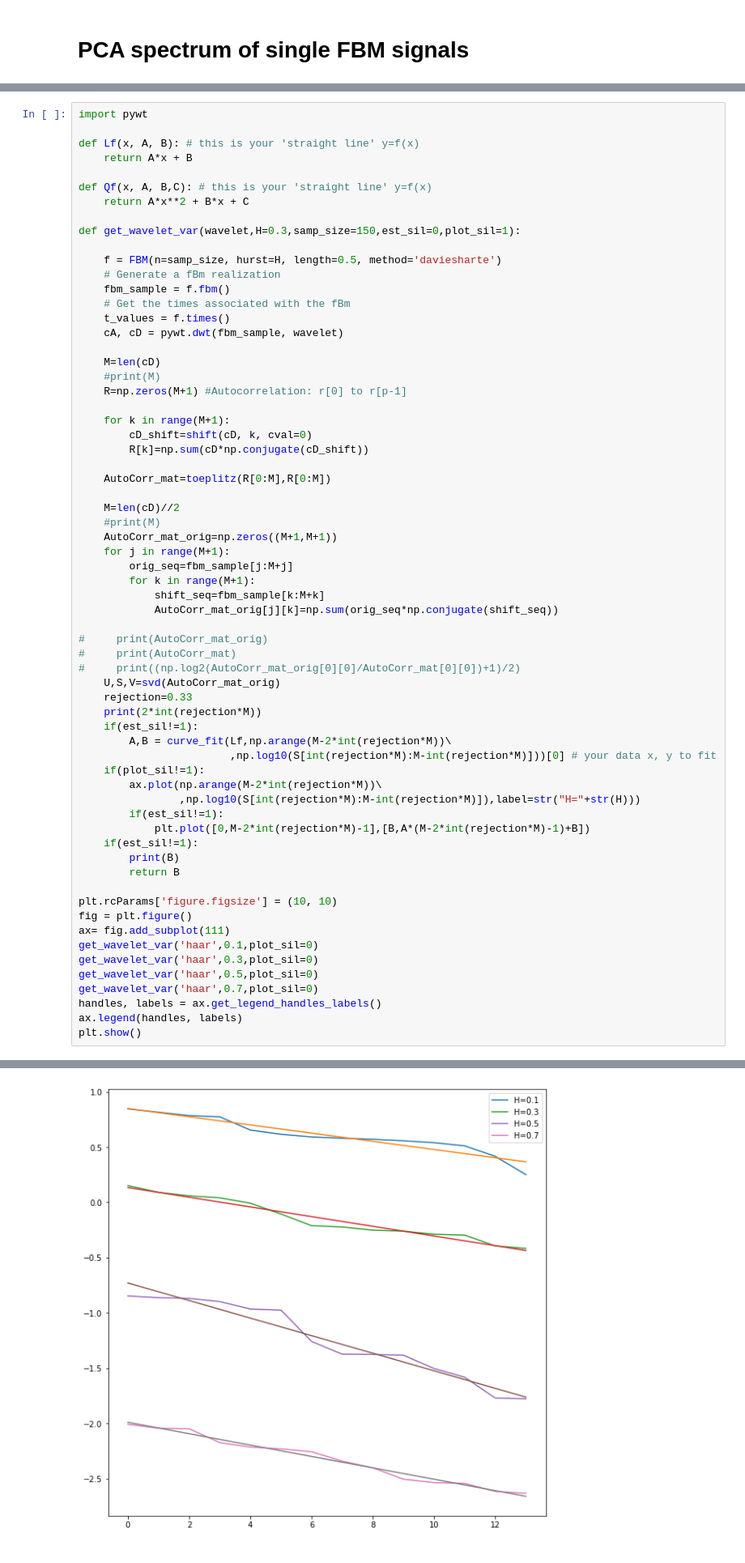
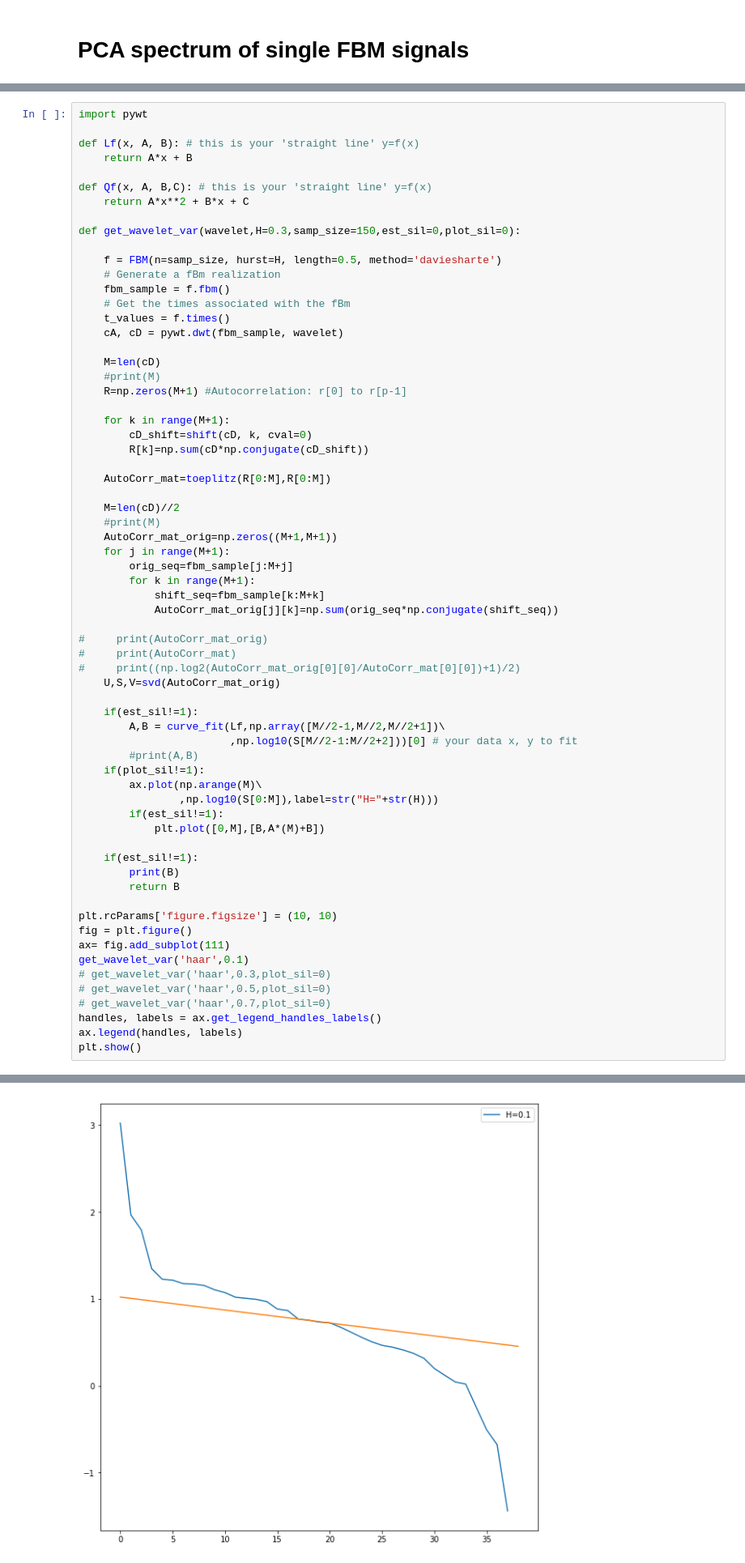
Before and after one commit to Agrim9/MultiFractal_Signal_Analysis, a Jupyter notebook: FBM_NB.ipynb, the cells around one changed output, grey strips where cells are left out. Shown at 81% size. Drawn from its saved outputs; the diff is of its cells as text.

```diff
--- a/FBM_NB.ipynb
+++ b/FBM_NB.ipynb
@@ -277,7 +277,7 @@ def Lf(x, A, B): # this is your 'straight line' y=f(x)
 def Qf(x, A, B,C): # this is your 'straight line' y=f(x)
     return A*x**2 + B*x + C
 
-def get_wavelet_var(wavelet,H=0.3,samp_size=150,est_sil=0,plot_sil=1):
+def get_wavelet_var(wavelet,H=0.3,samp_size=150,est_sil=0,plot_sil=0):
 
     f = FBM(n=samp_size, hurst=H, length=0.5, method='daviesharte')
     # Generate a fBm realization
@@ -309,16 +309,17 @@ def get_wavelet_var(wavelet,H=0.3,samp_size=150,est_sil=0,plot_sil=1):
 #     print(AutoCorr_mat)
 #     print((np.log2(AutoCorr_mat_orig[0][0]/AutoCorr_mat[0][0])+1)/2)
     U,S,V=svd(AutoCorr_mat_orig)
-    rejection=0.33
-    print(2*int(rejection*M))
+
     if(est_sil!=1):
-        A,B = curve_fit(Lf,np.arange(M-2*int(rejection*M))\
-                        ,np.log10(S[int(rejection*M):M-int(rejection*M)]))[0] # your data x, y to fit
+        A,B = curve_fit(Lf,np.array([M//2-1,M//2,M//2+1])\
+                        ,np.log10(S[M//2-1:M//2+2]))[0] # your data x, y to fit
+        #print(A,B)
     if(plot_sil!=1):
-        ax.plot(np.arange(M-2*int(rejection*M))\
-                ,np.log10(S[int(rejection*M):M-int(rejection*M)]),label=str("H="+str(H)))
+        ax.plot(np.arange(M)\
+                ,np.log10(S[0:M]),label=str("H="+str(H)))
         if(est_sil!=1):
-            plt.plot([0,M-2*int(rejection*M)-1],[B,A*(M-2*int(rejection*M)-1)+B])
+            plt.plot([0,M],[B,A*(M)+B])
+
     if(est_sil!=1):
         print(B)
         return B
@@ -326,10 +327,10 @@ def get_wavelet_var(wavelet,H=0.3,samp_size=150,est_sil=0,plot_sil=1):
 plt.rcParams['figure.figsize'] = (10, 10)
 fig = plt.figure()
 ax= fig.add_subplot(111)
-get_wavelet_var('haar',0.1,plot_sil=0)
-get_wavelet_var('haar',0.3,plot_sil=0)
-get_wavelet_var('haar',0.5,plot_sil=0)
-get_wavelet_var('haar',0.7,plot_sil=0)
+get_wavelet_var('haar',0.1)
+# get_wavelet_var('haar',0.3,plot_sil=0)
+# get_wavelet_var('haar',0.5,plot_sil=0)
+# get_wavelet_var('haar',0.7,plot_sil=0)
 handles, labels = ax.get_legend_handles_labels()
 ax.legend(handles, labels)
 plt.show()
@@ -345,4 +339,4 @@ plt.show()
-[figure, old version]
+[figure, new version]
 # %%
 plt.rcParams['figure.figsize'] = (10, 10)
 fig = plt.figure()
```
Also changed, not shown: parts of 8 cells of this notebook.
